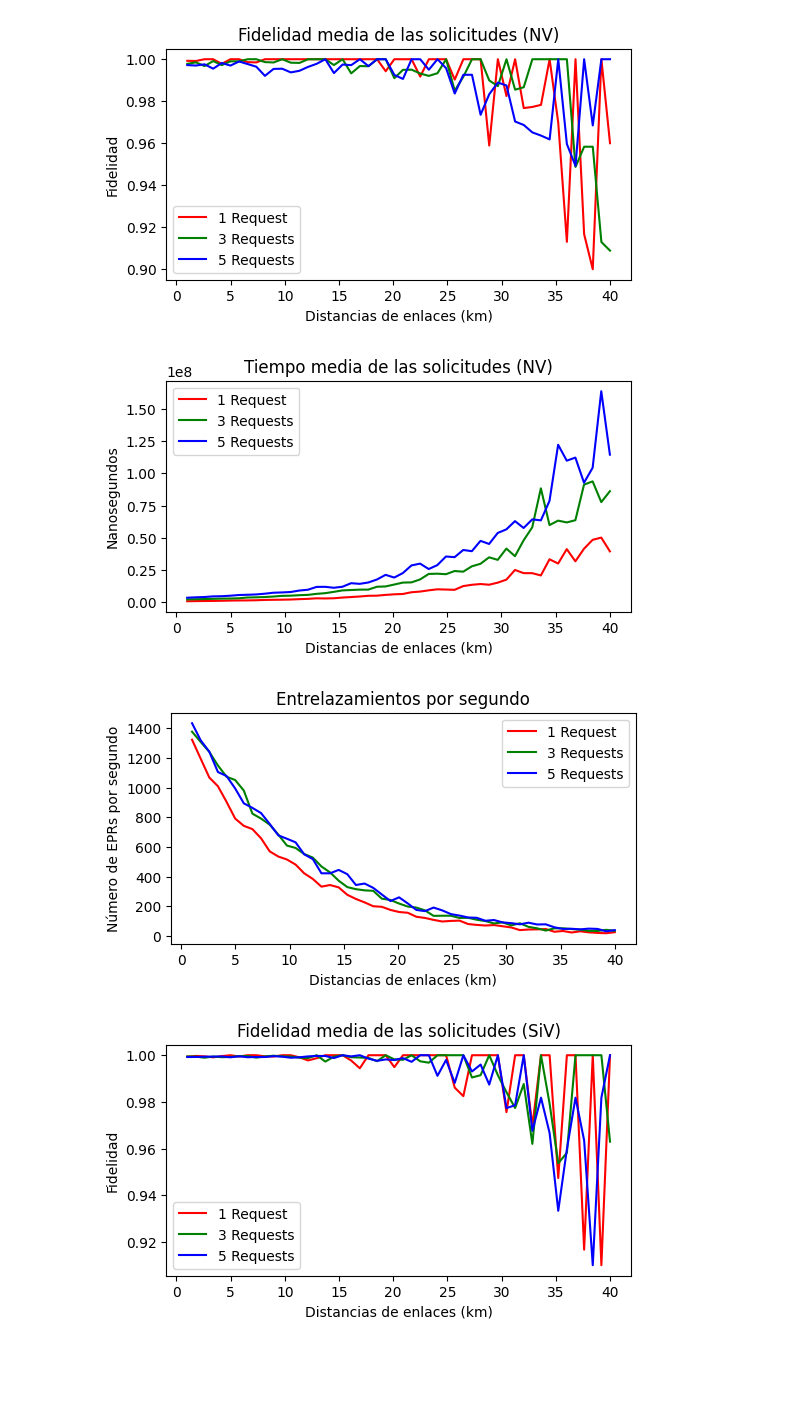
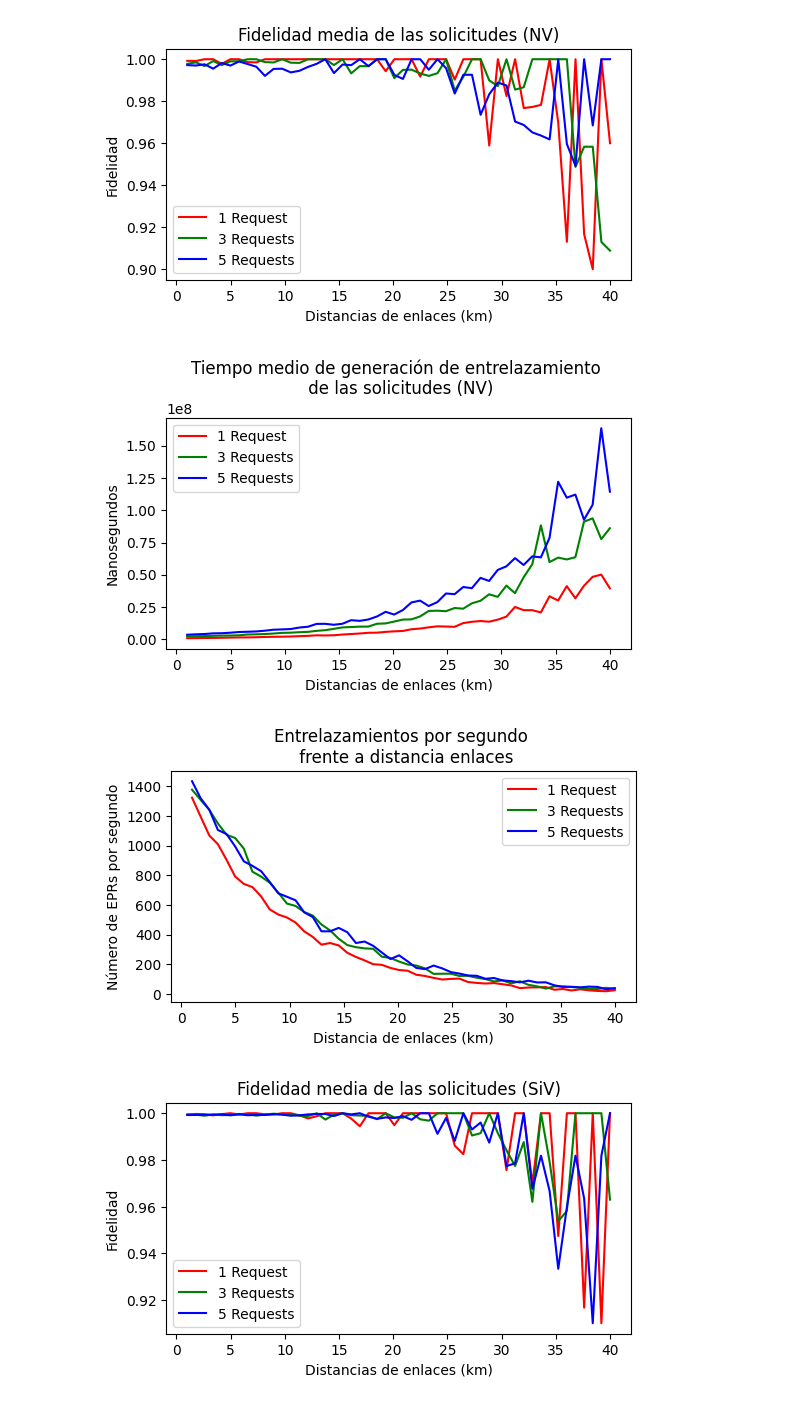
Before and after one commit to davidpcuvigo/quantumcity, a Jupyter notebook: graficosTFM/Pruebas123_567-Modificado.ipynb, the cells around one changed output. Cells and saved outputs as stored; diff of their text form; code cells hidden in the pictures; blank space fills up the shorter version.

```diff
--- a/graficosTFM/Pruebas123_567-Modificado.ipynb
+++ b/graficosTFM/Pruebas123_567-Modificado.ipynb
@@ -35,24 +35,24 @@ plt.show()
 # %%
 #Tiempos
 average_fidelity1 = df1.groupby('valor')['Mean time'].mean().reset_index() #innecesario
 average_fidelity2 = df2.groupby('valor')['Mean time'].mean().reset_index()
 average_fidelity3 = df3.groupby('valor')['Mean time'].mean().reset_index()
 average_fidelity1.set_index('valor',inplace=True)
 average_fidelity2.set_index('valor',inplace=True)
 average_fidelity3.set_index('valor',inplace=True)
 # Plot the results
 plt.figure(figsize=(6, 3))
 plt.plot(average_fidelity1['Mean time'], color='r',label='1 Request')
 plt.plot(average_fidelity2['Mean time'], color='g', label='3 Requests')
 plt.plot(average_fidelity3['Mean time'], color='b', label='5 Requests')
-plt.xlabel('Distancias de enlaces (km)')
+plt.xlabel('Distancia de enlaces (km)')
 plt.ylabel('Nanosegundos')
-plt.title('Tiempo media de las solicitudes (NV)')
+plt.title('Tiempo medio de generación de entrelazamiento \n de las solicitudes (NV)')
 plt.legend()
 #plt.grid(True)
 plt.show()
 # %% [output]
-[figure, old version]
+[figure, new version]
 # %%
 # Capacidad
 # %%
@@ -67,14 +67,14 @@ plt.figure(figsize=(6, 3))
 plt.plot(average_fidelity1['EPS'], color='r',label='1 Request')
 plt.plot(average_fidelity2['EPS'], color='g', label='3 Requests')
 plt.plot(average_fidelity3['EPS'], color='b', label='5 Requests')
-plt.xlabel('Distancias de enlaces (km)')
+plt.xlabel('Distancia de enlaces (km)')
 plt.ylabel('Número de EPRs por segundo')
-plt.title('Entrelazamientos por segundo')
+plt.title('Entrelazamientos por segundo \n frente a distancia enlaces')
 plt.legend()
 #plt.grid(True)
 plt.show()
 # %% [output]
-[figure, old version]
+[figure, new version]
 # %%
 average_fidelity5 = df5.groupby('valor')['Mean fidel'].mean().reset_index() #innecesario
 average_fidelity6 = df6.groupby('valor')['Mean fidel'].mean().reset_index()
```
Also changed, not shown: 5 other files.
